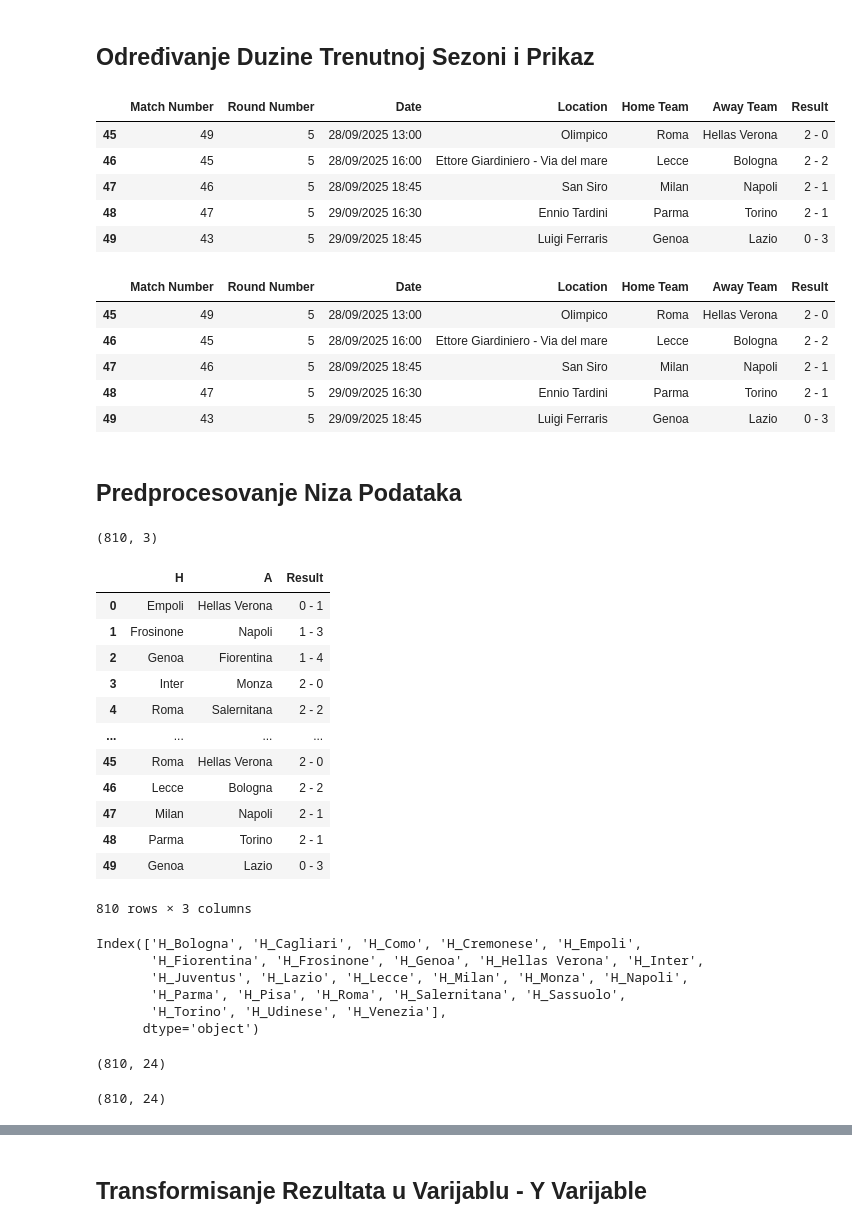
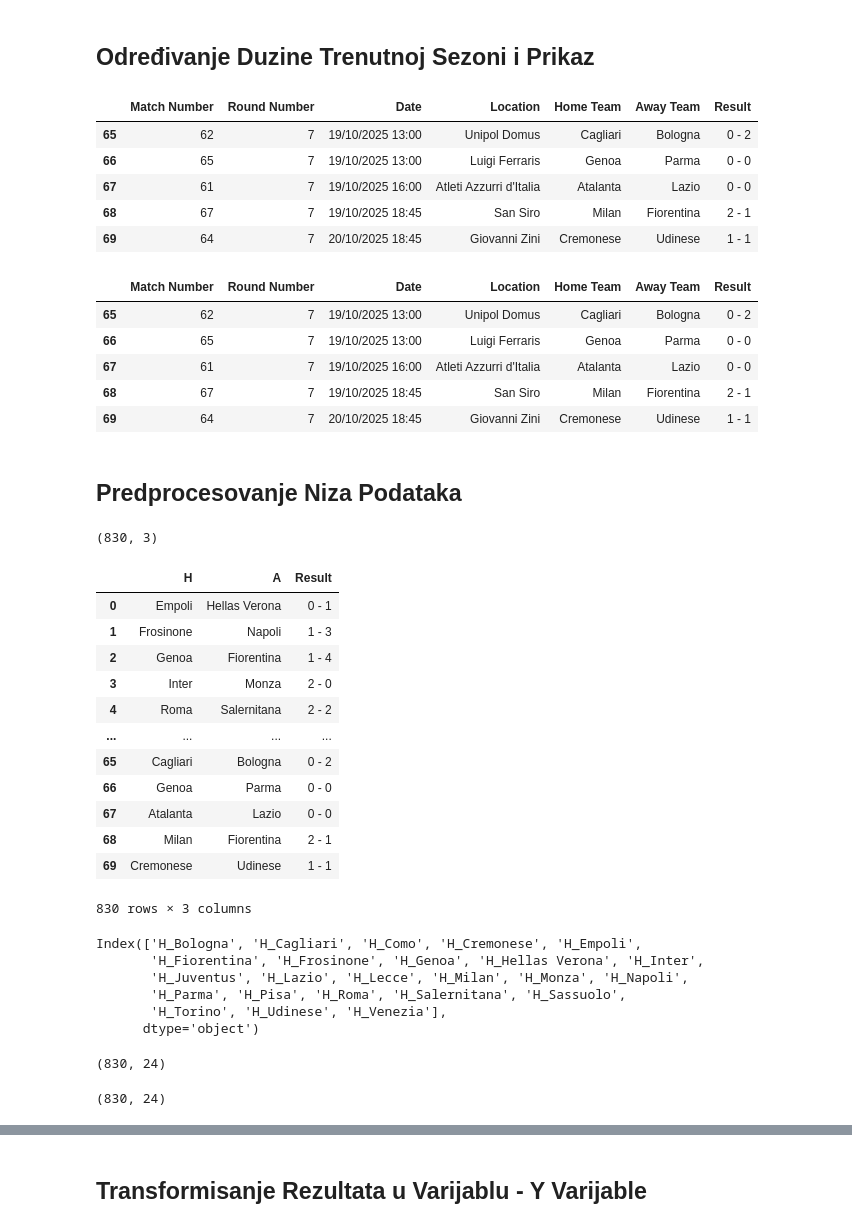
Before and after one commit to AmirBih/pred-rez-seriA, a Jupyter notebook: SA- float_Predvidjanje_Pobjednika.ipynb, the cells around one changed output, grey strips where cells are left out. Saved outputs shown, nothing was run; the diff lists cells and outputs as text; code cells hidden in the pictures.

```diff
--- a/SA- float_Predvidjanje_Pobjednika.ipynb
+++ b/SA- float_Predvidjanje_Pobjednika.ipynb
@@ -16,15 +16,15 @@ df_25_6 = pd.read_csv("serie-a-2025.csv")
 ## Određivanje Duzine Trenutnoj Sezoni i Prikaz
 # %%
 #odrediti duzinu sezone - OBAVEZNO!!!
-df_25_6 = df_25_6.head(50)
+df_25_6 = df_25_6.head(70)
 df_25_6.tail()
 # %% [output]
 |  | Match Number | Round Number | Date | Location | Home Team | Away Team | Result |
-| 45 | 49 | 5 | 28/09/2025 13:00 | Olimpico | Roma | Hellas Verona | 2 - 0 |
-| 46 | 45 | 5 | 28/09/2025 16:00 | Ettore Giardiniero - Via del mare | Lecce | Bologna | 2 - 2 |
-| 47 | 46 | 5 | 28/09/2025 18:45 | San Siro | Milan | Napoli | 2 - 1 |
-| 48 | 47 | 5 | 29/09/2025 16:30 | Ennio Tardini | Parma | Torino | 2 - 1 |
-| 49 | 43 | 5 | 29/09/2025 18:45 | Luigi Ferraris | Genoa | Lazio | 0 - 3 |
+| 65 | 62 | 7 | 19/10/2025 13:00 | Unipol Domus | Cagliari | Bologna | 0 - 2 |
+| 66 | 65 | 7 | 19/10/2025 13:00 | Luigi Ferraris | Genoa | Parma | 0 - 0 |
+| 67 | 61 | 7 | 19/10/2025 16:00 | Atleti Azzurri d'Italia | Atalanta | Lazio | 0 - 0 |
+| 68 | 67 | 7 | 19/10/2025 18:45 | San Siro | Milan | Fiorentina | 2 - 1 |
+| 69 | 64 | 7 | 20/10/2025 18:45 | Giovanni Zini | Cremonese | Udinese | 1 - 1 |
 # %%
 #sjedinjavanje ta tri df niza podataka - po osi jedan - odnosno uzduž
 df_BL = pd.concat([df_23_4, df_24_5, df_25_6], axis=0)
@@ -34,11 +34,11 @@ df_BL = pd.concat([df_23_4, df_24_5, df_25_6], axis=0)
 df_BL.tail()
 # %% [output]
 |  | Match Number | Round Number | Date | Location | Home Team | Away Team | Result |
-| 45 | 49 | 5 | 28/09/2025 13:00 | Olimpico | Roma | Hellas Verona | 2 - 0 |
-| 46 | 45 | 5 | 28/09/2025 16:00 | Ettore Giardiniero - Via del mare | Lecce | Bologna | 2 - 2 |
-| 47 | 46 | 5 | 28/09/2025 18:45 | San Siro | Milan | Napoli | 2 - 1 |
-| 48 | 47 | 5 | 29/09/2025 16:30 | Ennio Tardini | Parma | Torino | 2 - 1 |
-| 49 | 43 | 5 | 29/09/2025 18:45 | Luigi Ferraris | Genoa | Lazio | 0 - 3 |
+| 65 | 62 | 7 | 19/10/2025 13:00 | Unipol Domus | Cagliari | Bologna | 0 - 2 |
+| 66 | 65 | 7 | 19/10/2025 13:00 | Luigi Ferraris | Genoa | Parma | 0 - 0 |
+| 67 | 61 | 7 | 19/10/2025 16:00 | Atleti Azzurri d'Italia | Atalanta | Lazio | 0 - 0 |
+| 68 | 67 | 7 | 19/10/2025 18:45 | San Siro | Milan | Fiorentina | 2 - 1 |
+| 69 | 64 | 7 | 20/10/2025 18:45 | Giovanni Zini | Cremonese | Udinese | 1 - 1 |
 # %% [markdown]
 ## Predprocesovanje Niza Podataka
 # %%
@@ -46,7 +46,7 @@ df_BL.tail()
 df_BL = df_BL.drop(["Match Number","Round Number","Date","Location"],axis=1)
 df_BL.shape
 # %% [output]
-(810, 3)
+(830, 3)
 # %%
 df_BL.rename(columns={"Home Team":"H","Away Team":"A"},inplace=True)
 # %%
@@ -59,12 +59,12 @@ df_BL
 | 3 | Inter | Monza | 2 - 0 |
 | 4 | Roma | Salernitana | 2 - 2 |
 | ... | ... | ... | ... |
-| 45 | Roma | Hellas Verona | 2 - 0 |
-| 46 | Lecce | Bologna | 2 - 2 |
-| 47 | Milan | Napoli | 2 - 1 |
-| 48 | Parma | Torino | 2 - 1 |
-| 49 | Genoa | Lazio | 0 - 3 |
+| 65 | Cagliari | Bologna | 0 - 2 |
+| 66 | Genoa | Parma | 0 - 0 |
+| 67 | Atalanta | Lazio | 0 - 0 |
+| 68 | Milan | Fiorentina | 2 - 1 |
+| 69 | Cremonese | Udinese | 1 - 1 |
-810 rows × 3 columns
+830 rows × 3 columns
 # %%
 from sklearn.model_selection import train_test_split
 from sklearn.preprocessing import StandardScaler, LabelEncoder, OneHotEncoder
@@ -86,7 +86,7 @@ Index(['H_Bologna', 'H_Cagliari', 'H_Como', 'H_Cremonese', 'H_Empoli',
 # %%
 df_domacin.shape
 # %% [output]
-(810, 24)
+(830, 24)
 # %%
 #One Hot Encoder Timova - Gosti
 onehot_encoder_gost = OneHotEncoder(handle_unknown="ignore",drop="first")  # Ensure parameters are correct
@@ -95,7 +95,7 @@ df_gost = pd.DataFrame(kodiran_gost,columns=onehot_encoder_gost.get_feature_name
 # %%
 df_gost.shape
 # %% [output]
-(810, 24)
+(830, 24)
 # %%
 #Sjedinjavanje tih osobina domacin i gost
 df_jedan = pd.concat([df_domacin,df_gost],axis=1)
```
Also changed, not shown: parts of 6 cells of this notebook, 5 other files.
